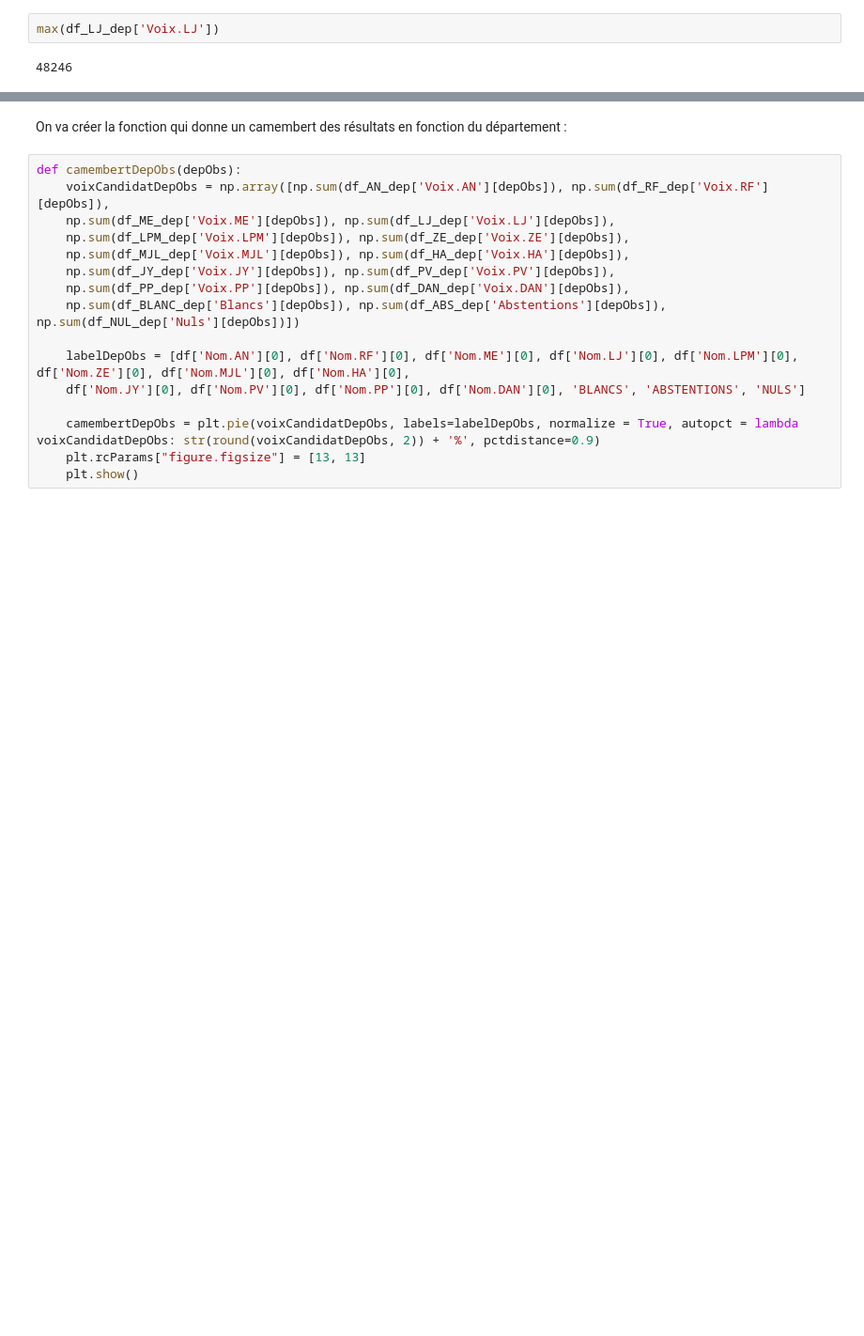
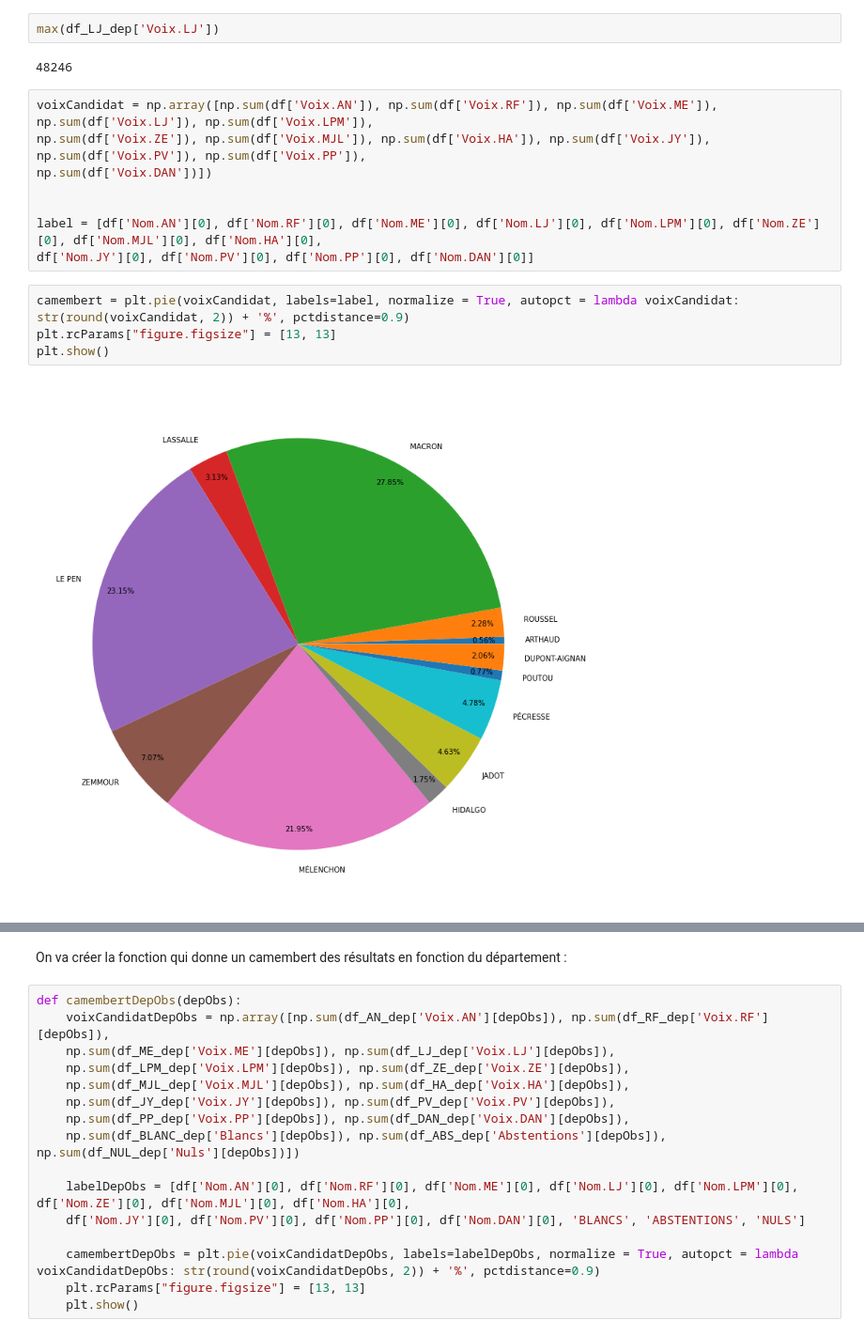
Before and after one commit to BaderEK/AnalyseDeDonnees, a Jupyter notebook: Groupe 2/Groupe 2/rendu.ipynb, the cells around one changed output, grey strips where cells are left out. Shown at 94% size. Saved outputs shown, nothing was run; the diff lists cells and outputs as text; blank space fills up the shorter version.

```diff
--- a/Groupe 2/Groupe 2/rendu.ipynb
+++ b/Groupe 2/Groupe 2/rendu.ipynb
@@ -117,3 +115,17 @@ df_NUL_dep = pd.pivot_table(data = df, index = 'Libellé du département', value
 max(df_LJ_dep['Voix.LJ'])
 # %% [output]
 48246
+# %%
+voixCandidat = np.array([np.sum(df['Voix.AN']), np.sum(df['Voix.RF']), np.sum(df['Voix.ME']), np.sum(df['Voix.LJ']), np.sum(df['Voix.LPM']),
+np.sum(df['Voix.ZE']), np.sum(df['Voix.MJL']), np.sum(df['Voix.HA']), np.sum(df['Voix.JY']), np.sum(df['Voix.PV']), np.sum(df['Voix.PP']),
+np.sum(df['Voix.DAN'])])
+
+
+label = [df['Nom.AN'][0], df['Nom.RF'][0], df['Nom.ME'][0], df['Nom.LJ'][0], df['Nom.LPM'][0], df['Nom.ZE'][0], df['Nom.MJL'][0], df['Nom.HA'][0],
+df['Nom.JY'][0], df['Nom.PV'][0], df['Nom.PP'][0], df['Nom.DAN'][0]]
+# %%
+camembert = plt.pie(voixCandidat, labels=label, normalize = True, autopct = lambda voixCandidat: str(round(voixCandidat, 2)) + '%', pctdistance=0.9)
+plt.rcParams["figure.figsize"] = [13, 13]
+plt.show()
+# %% [output]
+[figure, added]
```
Also changed, not shown: parts of 41 cells of this notebook, 1 other file.
